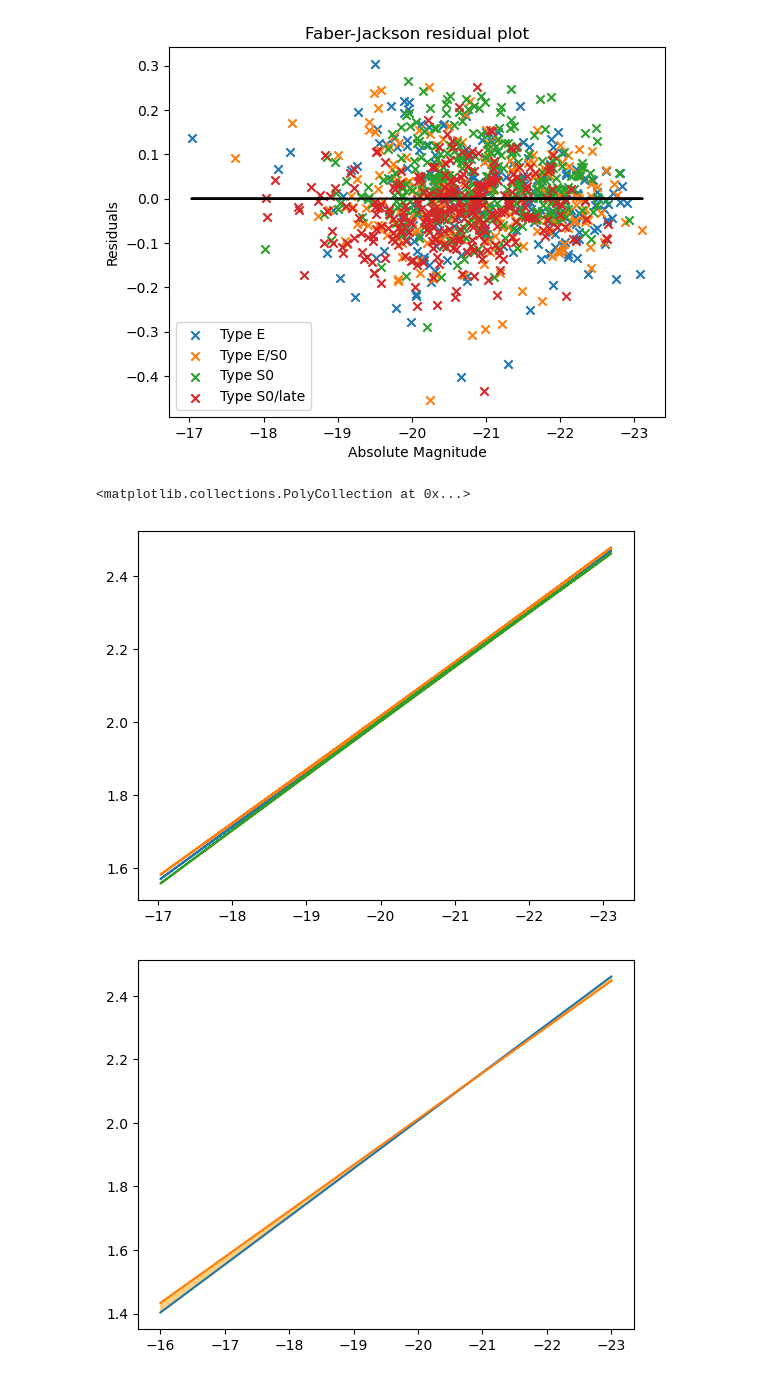
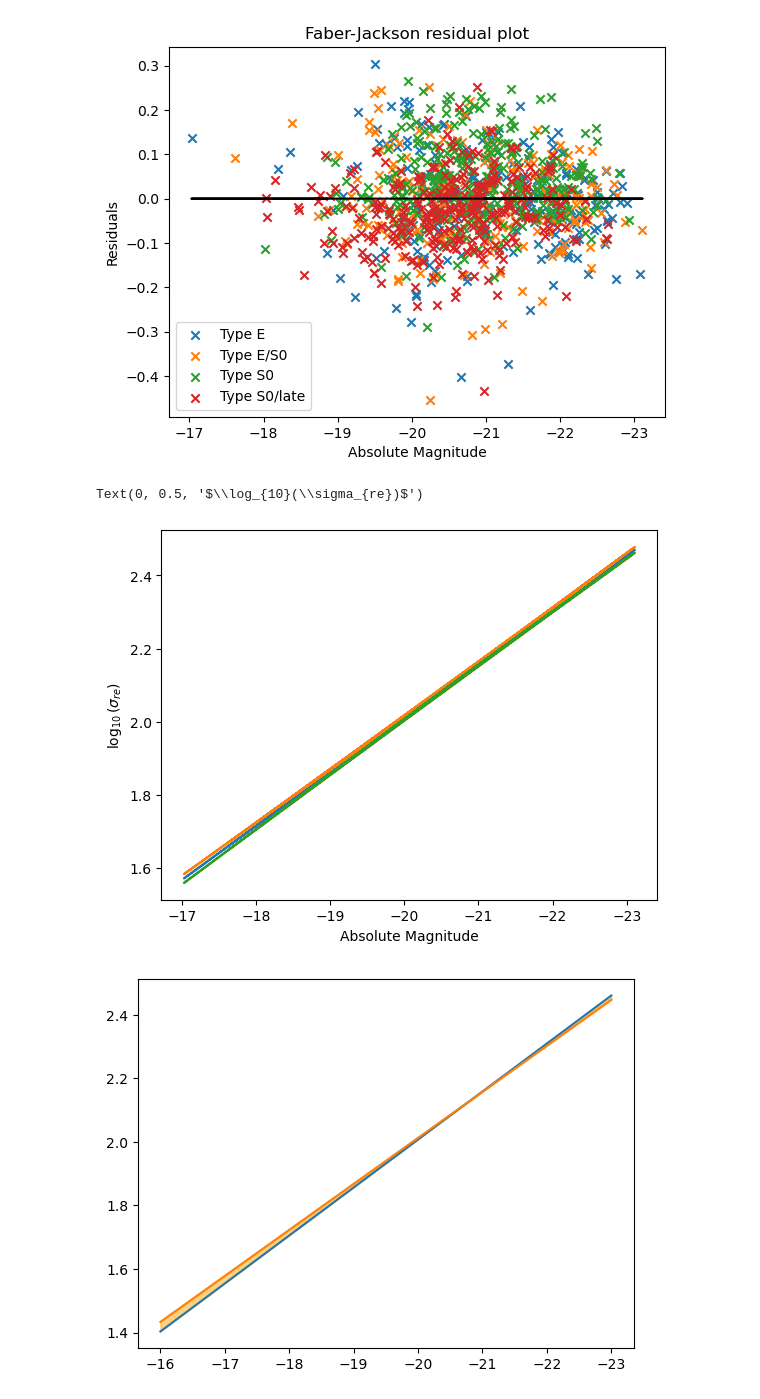
Before and after one commit to lina-pp/PHYS3116_Group3, a Jupyter notebook: FINAL PLOTS.ipynb, the cells around one changed output. Cells and saved outputs as stored; diff of their text form; code cells hidden in the pictures.

```diff
--- a/FINAL PLOTS.ipynb
+++ b/FINAL PLOTS.ipynb
@@ -87,34 +87,36 @@ plt.legend()
 # %%
 # defining the linear realtionship
 def relation(Mag, k, b):
     return k * Mag + b
 
 # finding the obtained paramters from the linear fit and and the covarance of these constants
 params, covariance = curve_fit(relation, M, sigma)
 
 k = params[0]
 b = params[1]
 
 # finding the variance of the linear fit, dervied from the convariance matrix you get from the linear fit
 variance =  M**2 * covariance[0,0] + covariance[1,1] + 2*M*covariance[0,1]
 
 # finding sigma from the linear
 sigma_fit = np.sqrt(variance)
 
 # defining the fit and the max and min fit, which is one standard deviation on either side of the predicted fit
 fit = relation(M,k,b)
 max_fit = fit + sigma_fit
 min_fit = fit - sigma_fit
 
 #plotting fit, max and min fit
 plt.plot(M, fit)
 plt.plot(M, max_fit)
 plt.plot(M, min_fit)
 plt.gca().invert_xaxis()
 plt.fill_between(M, min_fit, max_fit, color="orange", alpha = 0.5)
+plt.xlabel(r"Absolute Magnitude")
+plt.ylabel(r"$\log_{10}(\sigma_{re})$")
 # %% [output]
-<matplotlib.collections.PolyCollection at 0x...>
+Text(0, 0.5, '$\\log_{10}(\\sigma_{re})$')
-[figure, old version]
+[figure, new version]
 # %%
 # this was an earlier version of the data analysis
 
```
